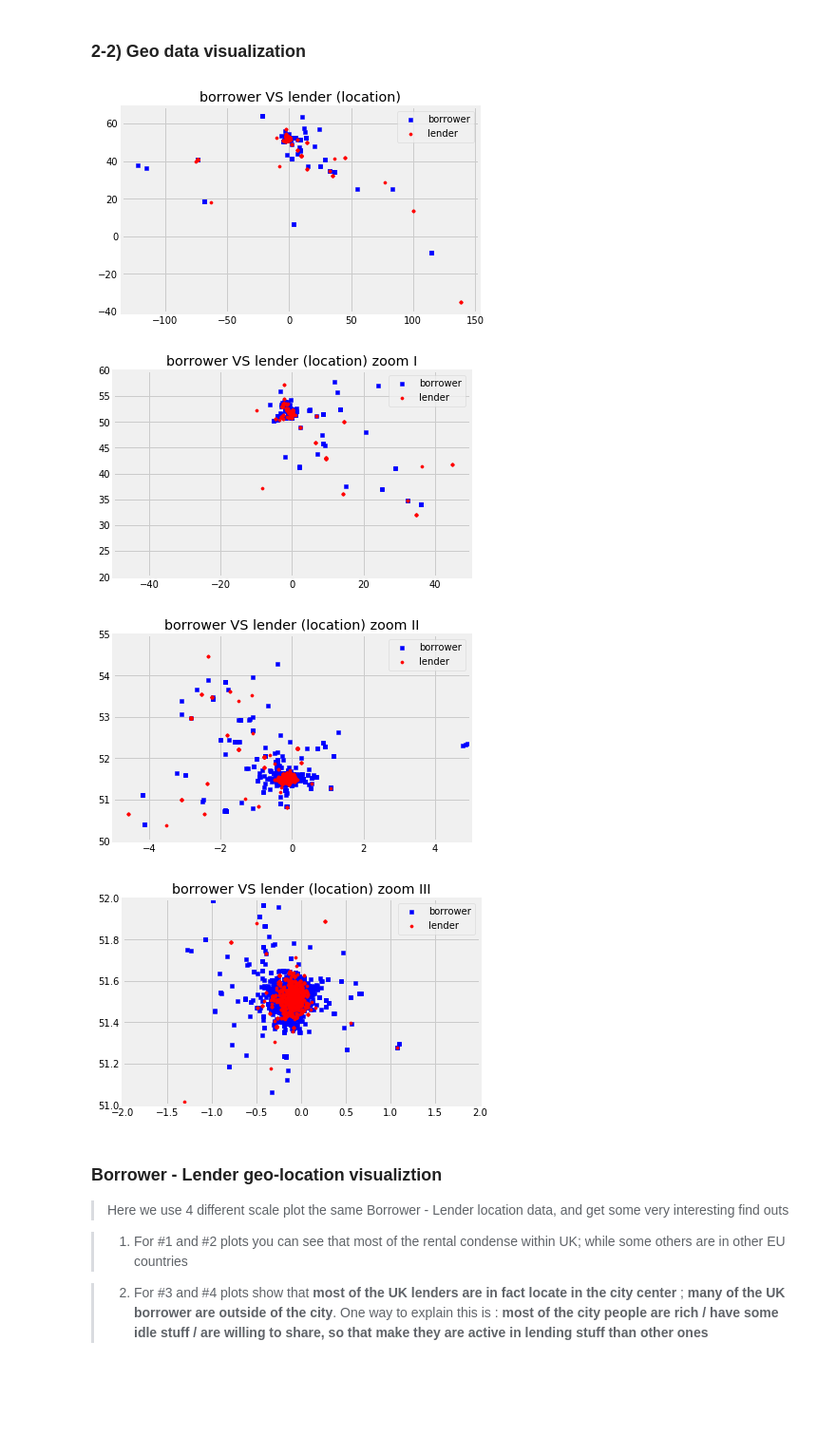
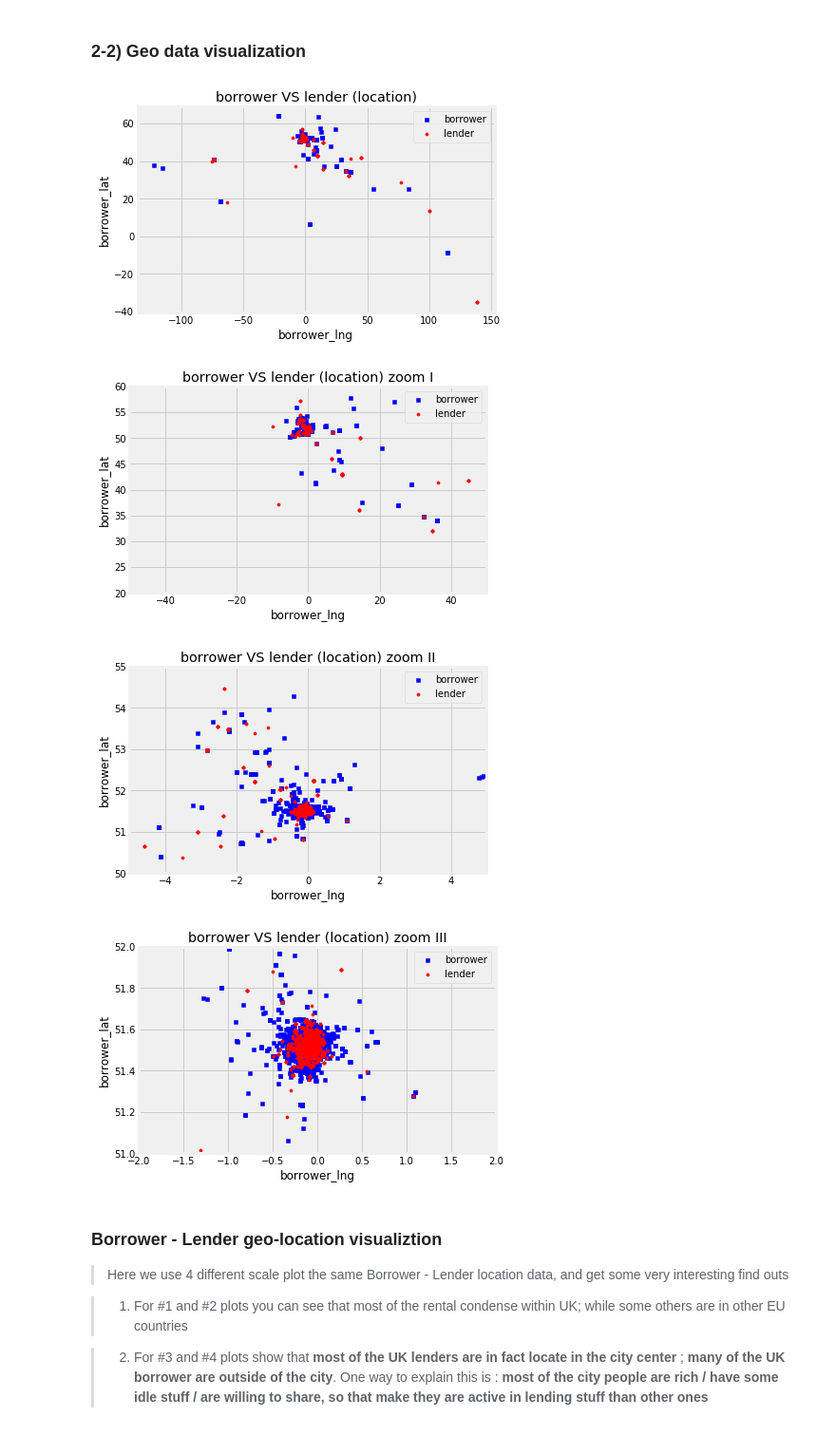
Before and after one commit to yennanliu/web_scraping, a Jupyter notebook: carandclassic/analysis/Rental_Location_EDA.ipynb, the cells around one changed output. Shown at 95% size. Saved outputs shown, nothing was run; the diff lists cells and outputs as text; code cells hidden in the pictures; blank space fills up the shorter version.

```diff
--- a/carandclassic/analysis/Rental_Location_EDA.ipynb
+++ b/carandclassic/analysis/Rental_Location_EDA.ipynb
@@ -232,6 +232,8 @@ ax1 = fig.add_subplot(111)
 ax1.scatter(np.array(df.borrower_lng), np.array(df.borrower_lat), s=10, c='b', marker="s", label='first')
 ax1.scatter(np.array(df.lender_lng), np.array(df.lender_lat), s=10, c='r', marker="o", label='second')
 plt.legend(['borrower','lender'])
+plt.xlabel('borrower_lng')
+plt.ylabel('borrower_lat')
 plt.title('borrower VS lender (location)')
 plt.show()
 
@@ -243,40 +245,46 @@ ax1.scatter(np.array(df.borrower_lng), np.array(df.borrower_lat), s=10, c='b', m
 ax1.scatter(np.array(df.lender_lng), np.array(df.lender_lat), s=10, c='r', marker="o", label='second')
 plt.xlim(-50,50)
 plt.ylim(20,60)
+plt.xlabel('borrower_lng')
+plt.ylabel('borrower_lat')
 plt.legend(['borrower','lender'])
 plt.title('borrower VS lender (location) zoom I')
 plt.show()
 
 
 
 
 fig = plt.figure()
 ax1 = fig.add_subplot(111)
 ax1.scatter(np.array(df.borrower_lng), np.array(df.borrower_lat), s=10, c='b', marker="s", label='first')
 ax1.scatter(np.array(df.lender_lng), np.array(df.lender_lat), s=10, c='r', marker="o", label='second')
 plt.xlim(-5,5)
 plt.ylim(50,55)
+plt.xlabel('borrower_lng')
+plt.ylabel('borrower_lat')
 plt.legend(['borrower','lender'])
 plt.title('borrower VS lender (location) zoom II')
 plt.show()
 
 
 
 
 fig = plt.figure()
 ax1 = fig.add_subplot(111)
 ax1.scatter(np.array(df.borrower_lng), np.array(df.borrower_lat), s=10, c='b', marker="s", label='first')
 ax1.scatter(np.array(df.lender_lng), np.array(df.lender_lat), s=10, c='r', marker="o", label='second')
 plt.xlim(-2,2)
 plt.ylim(51,52)
+plt.xlabel('borrower_lng')
+plt.ylabel('borrower_lat')
 plt.legend(['borrower','lender'])
 plt.title('borrower VS lender (location) zoom III')
 plt.show()
 # %% [output]
-[figure, old version]
+[figure, new version]
-[figure, old version]
+[figure, new version]
-[figure, old version]
+[figure, new version]
-[figure, old version]
+[figure, new version]
 # %% [markdown]
 ###  Borrower - Lender geo-location visualiztion
 > Here we use 4 different scale plot the same Borrower - Lender location data, and get some very interesting find outs
```
Also changed, not shown: parts of 5 cells of this notebook.
